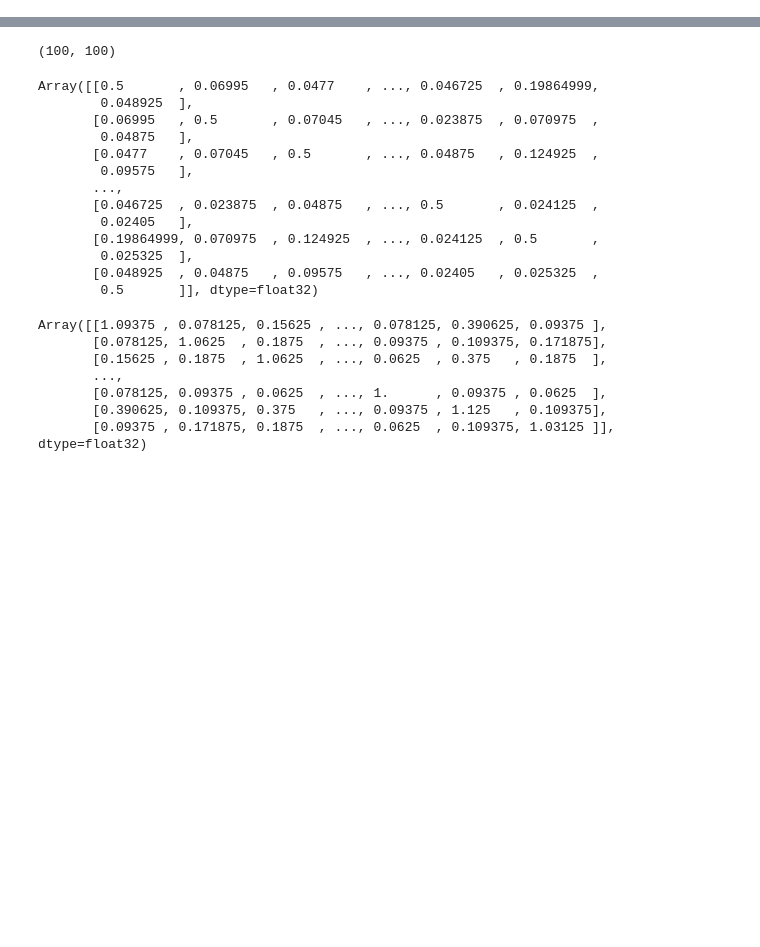
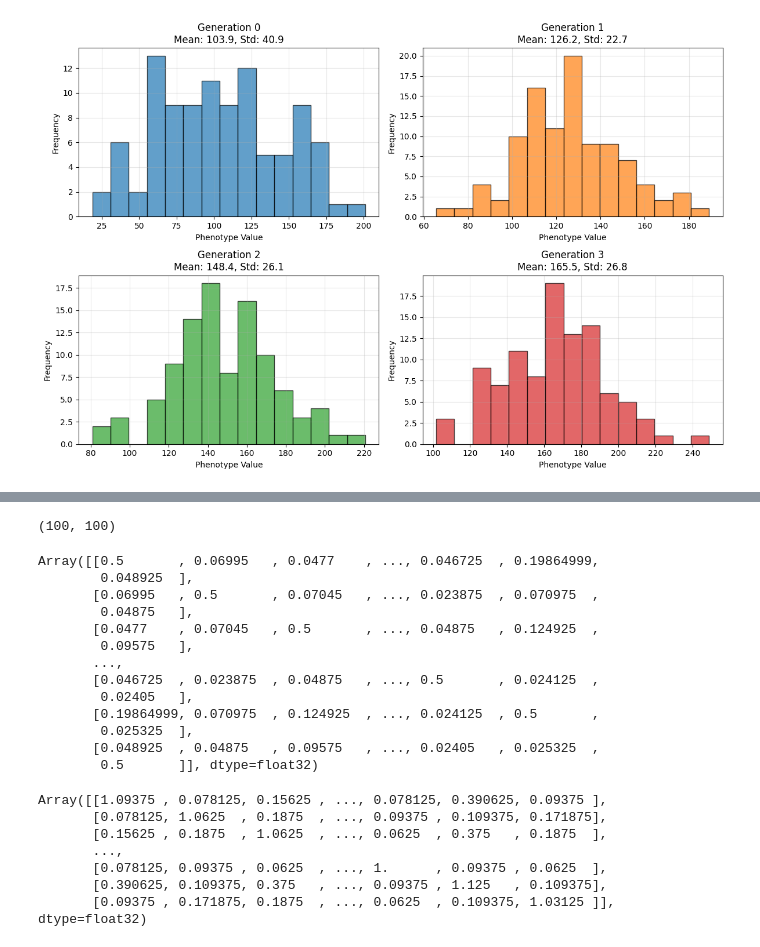
Before and after one commit to cjGO/chewc, a Jupyter notebook: tutorials/006_basic.ipynb, the cells around one changed output, grey strips where cells are left out. Saved outputs shown, nothing was run; the diff lists cells and outputs as text; code cells hidden in the pictures; blank space fills up the shorter version.

```diff
--- a/tutorials/006_basic.ipynb
+++ b/tutorials/006_basic.ipynb
@@ -229,3 +221,89 @@ Ready for GBLUP implementation! 🧬
 # %%
-final_pop.pheno
+# Phenotype distributions across generations
+import matplotlib.pyplot as plt
+import numpy as np
+
+# Method 1: Subplots for clear separation
+fig, axes = plt.subplots(2, 2, figsize=(12, 8))
+axes = axes.flatten()
+
+for i, pop in enumerate(all_populations):
+    if i < 4:  # Only plot first 4 generations
+        # Flatten the phenotype array (from shape (100,1) to (100,))
+        pheno_values = pop.pheno.flatten()
+
+        axes[i].hist(pheno_values, bins=15, alpha=0.7, edgecolor='black', color=f'C{i}')
+        axes[i].set_title(f'Generation {i}\nMean: {np.mean(pheno_values):.1f}, Std: {np.std(pheno_values):.1f}')
+        axes[i].set_xlabel('Phenotype Value')
+        axes[i].set_ylabel('Frequency')
+        axes[i].grid(True, alpha=0.3)
+
+plt.tight_layout()
+plt.show()
+
+# Method 2: Overlapping histograms with transparency
+plt.figure(figsize=(10, 6))
+
+colors = ['blue', 'green', 'red', 'orange']
+labels = ['Gen 0 (Founders)', 'Gen 1', 'Gen 2', 'Gen 3']
+
+for i, pop in enumerate(all_populations):
+    if i < 4:  # Only plot first 4 generations
+        pheno_values = pop.pheno.flatten()
+        plt.hist(pheno_values, bins=15, alpha=0.6, label=labels[i],
+                color=colors[i], edgecolor='black', linewidth=0.5)
+
+plt.xlabel('Phenotype Value')
+plt.ylabel('Frequency')
+plt.title('Phenotype Distributions Across Generations')
+plt.legend()
+plt.grid(True, alpha=0.3)
+plt.show()
+
+# Method 3: Box plots for comparison
+plt.figure(figsize=(10, 6))
+
+pheno_data = []
+generation_labels = []
+
+for i, pop in enumerate(all_populations):
+    if i < 4:
+        pheno_values = pop.pheno.flatten()
+        pheno_data.append(pheno_values)
+        generation_labels.append(f'Gen {i}')
+
+plt.boxplot(pheno_data, labels=generation_labels)
+plt.ylabel('Phenotype Value')
+plt.title('Phenotype Distributions Across Generations (Box Plots)')
+plt.grid(True, alpha=0.3)
+plt.show()
+
+# Summary statistics table
+print("Phenotype Summary Statistics:")
+print("-" * 60)
+print(f"{'Generation':<12} {'Mean':<8} {'Std':<8} {'Min':<8} {'Max':<8}")
+print("-" * 60)
+
+for i, pop in enumerate(all_populations):
+    if i < 4:
+        pheno_values = pop.pheno.flatten()
+        print(f"Gen {i:<9} {np.mean(pheno_values):<8.1f} {np.std(pheno_values):<8.1f} "
+              f"{np.min(pheno_values):<8.1f} {np.max(pheno_values):<8.1f}")
+
+# Genetic progress visualization
+generation_means = [np.mean(pop.pheno.flatten()) for pop in all_populations[:4]]
+generation_nums = list(range(4))
+
+plt.figure(figsize=(8, 5))
+plt.plot(generation_nums, generation_means, 'bo-', linewidth=2, markersize=8)
+plt.xlabel('Generation')
+plt.ylabel('Mean Phenotype')
+plt.title('Genetic Progress Across Generations')
+plt.grid(True, alpha=0.3)
+plt.xticks(generation_nums)
+for i, mean in enumerate(generation_means):
+    plt.annotate(f'{mean:.1f}', (i, mean), textcoords="offset points",
+                xytext=(0,10), ha='center')
+plt.show()
 # %% [output]
+[figure, added]
```
Also changed, not shown: parts of 3 cells of this notebook.
